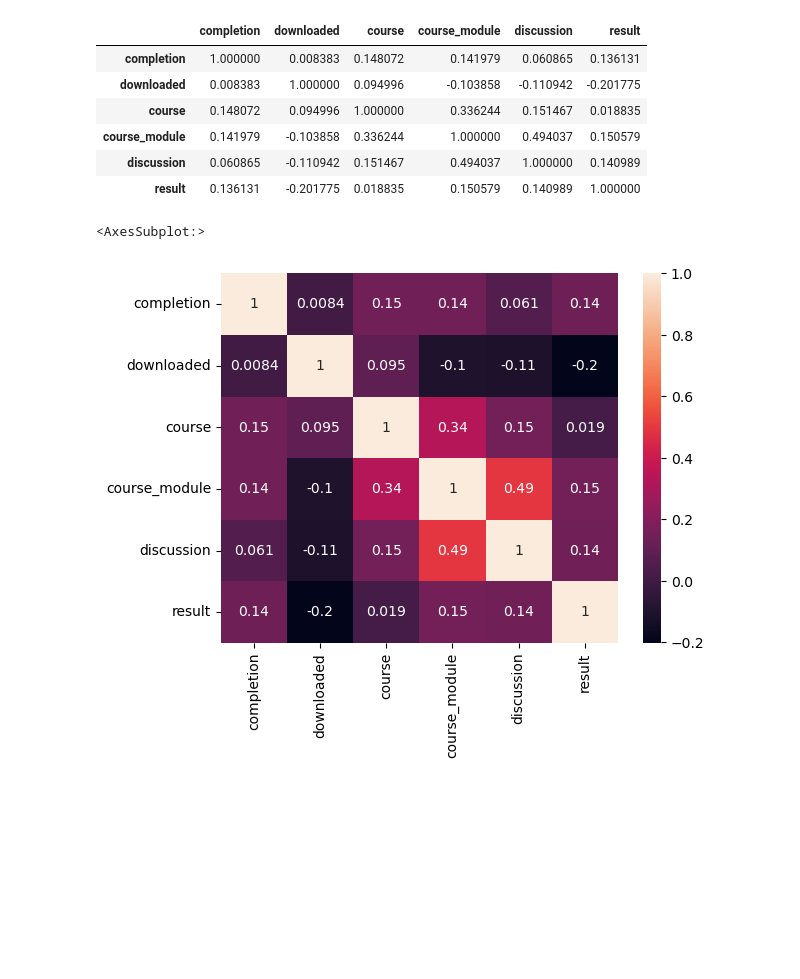
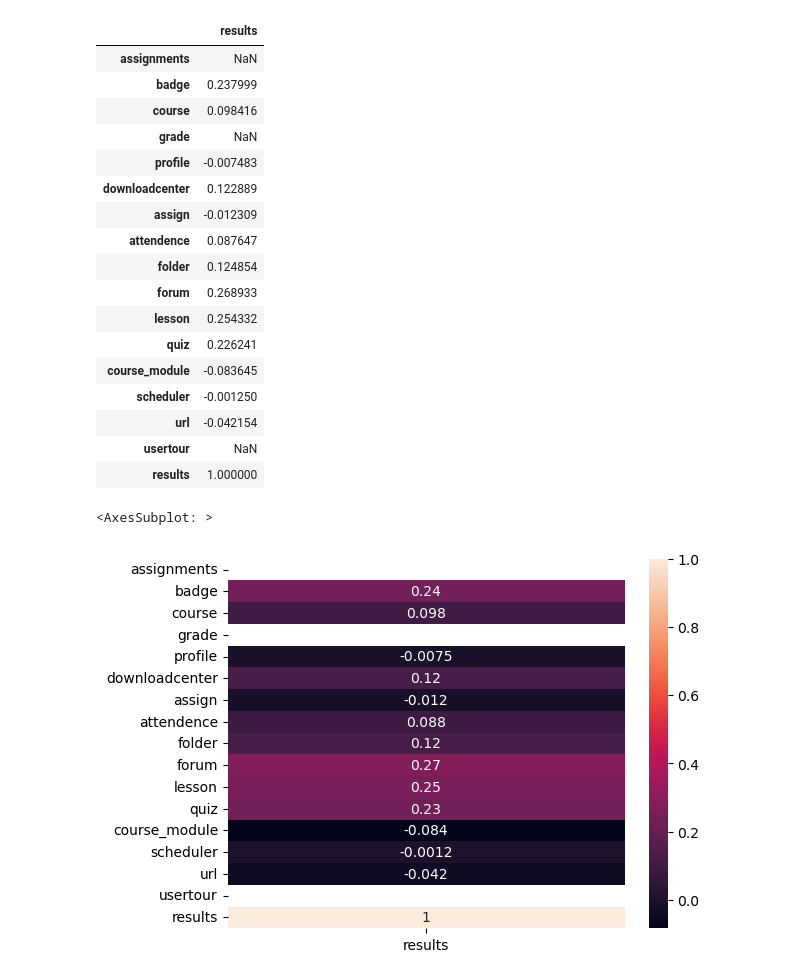
Before and after one commit to WatcherWhale/Predigitap, a Jupyter notebook: test.ipynb, the cells around one changed output. Saved outputs shown, nothing was run; the diff lists cells and outputs as text; code cells hidden in the pictures; blank space fills up the shorter version.

```diff
--- a/test.ipynb
+++ b/test.ipynb
@@ -29,16 +31,29 @@ data
 # %%
 comatrix = data.corr()
-comatrix
+res = comatrix[["results"]]
+res
 # %% [output]
-|  | completion | downloaded | course | course_module | discussion | result |
-| completion | 1.000000 | 0.008383 | 0.148072 | 0.141979 | 0.060865 | 0.136131 |
-| downloaded | 0.008383 | 1.000000 | 0.094996 | -0.103858 | -0.110942 | -0.201775 |
-| course | 0.148072 | 0.094996 | 1.000000 | 0.336244 | 0.151467 | 0.018835 |
-| course_module | 0.141979 | -0.103858 | 0.336244 | 1.000000 | 0.494037 | 0.150579 |
-| discussion | 0.060865 | -0.110942 | 0.151467 | 0.494037 | 1.000000 | 0.140989 |
-| result | 0.136131 | -0.201775 | 0.018835 | 0.150579 | 0.140989 | 1.000000 |
+|  | results |
+| assignments | NaN |
+| badge | 0.237999 |
+| course | 0.098416 |
+| grade | NaN |
+| profile | -0.007483 |
+| downloadcenter | 0.122889 |
+| assign | -0.012309 |
+| attendence | 0.087647 |
+| folder | 0.124854 |
+| forum | 0.268933 |
+| lesson | 0.254332 |
+| quiz | 0.226241 |
+| course_module | -0.083645 |
+| scheduler | -0.001250 |
+| url | -0.042154 |
+| usertour | NaN |
+| results | 1.000000 |
 # %%
-sn.heatmap(comatrix, annot=True)
+#mask = np.triu(comatrix)
+sn.heatmap(res, annot=True)
 # %% [output]
-<AxesSubplot:>
+<AxesSubplot: >
-[figure, old version]
+[figure, new version]
```
Also changed, not shown: parts of 3 cells of this notebook, 8 other files.
